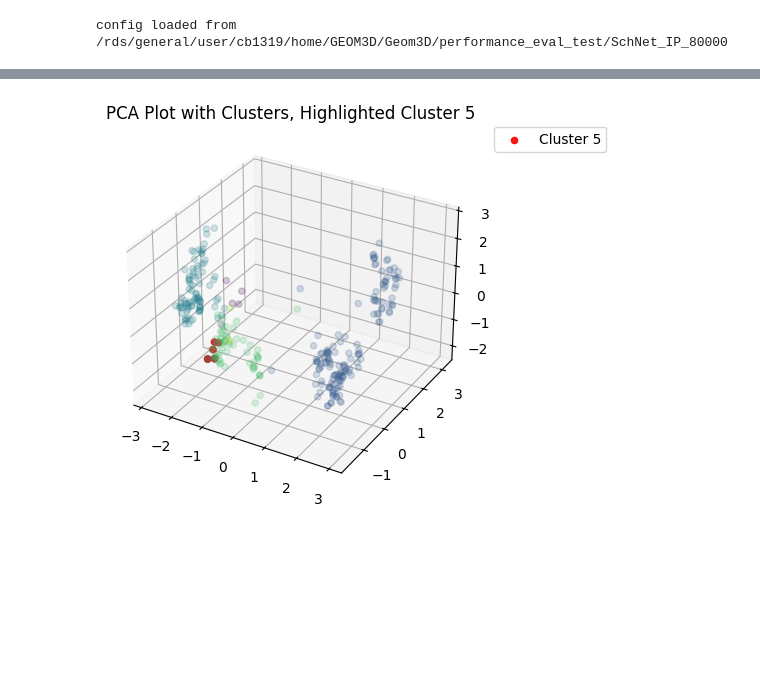
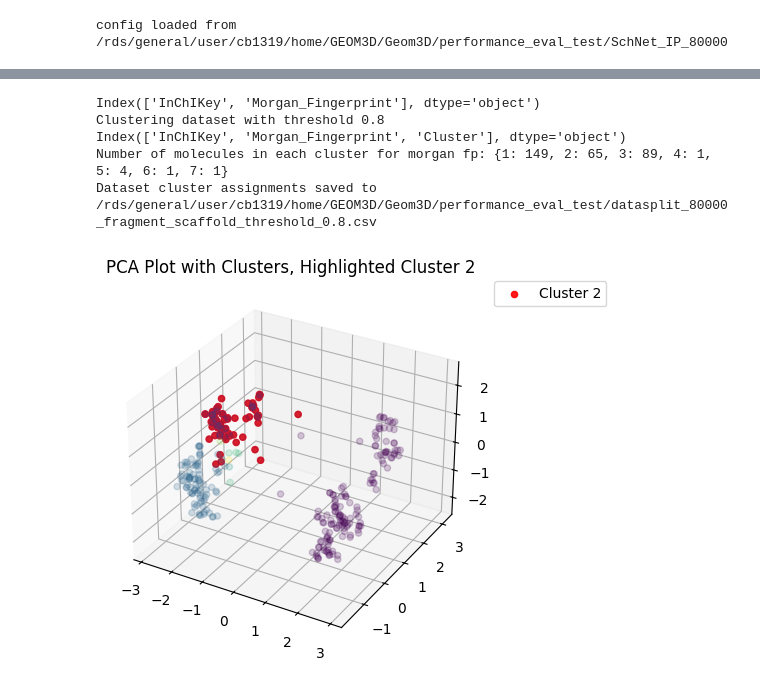
Before and after one commit to C-Bone-UCL/Geom3D, a Jupyter notebook: notebook/test_fragment_structure_split.ipynb, the cells around one changed output, grey strips where cells are left out. Saved outputs shown, nothing was run; the diff lists cells and outputs as text; code cells hidden in the pictures; blank space fills up the shorter version.

```diff
--- a/notebook/test_fragment_structure_split.ipynb
+++ b/notebook/test_fragment_structure_split.ipynb
@@ -474,13 +512,18 @@ Number of molecules in each cluster for morgan fp: {1: 4, 2: 1, 3: 149, 4: 89, 5
 # %%
 import importlib
 from geom3d.utils import fragment_scaffold_split
 from geom3d.utils.fragment_scaffold_split import *
 
 importlib.reload(fragment_scaffold_split)
 
-pca_plot(dataset, config, selected_cluster = 5, threshold = 0.8)
+pca_plot(dataset, config, selected_cluster = 2, threshold = 0.80)
 # %% [output]
+Index(['InChIKey', 'Morgan_Fingerprint'], dtype='object')
+Clustering dataset with threshold 0.8
+Index(['InChIKey', 'Morgan_Fingerprint', 'Cluster'], dtype='object')
+Number of molecules in each cluster for morgan fp: {1: 149, 2: 65, 3: 89, 4: 1, 5: 4, 6: 1, 7: 1}
+Dataset cluster assignments saved to /rds/general/user/cb1319/home/GEOM3D/Geom3D/performance_eval_test/datasplit_80000_fragment_scaffold_threshold_0.8.csv
-[figure, old version]
+[figure, new version]
 # %%
 import importlib
 from geom3d.utils import fragment_scaffold_split
```
Also changed, not shown: parts of 7 cells of this notebook, 14 other files.
